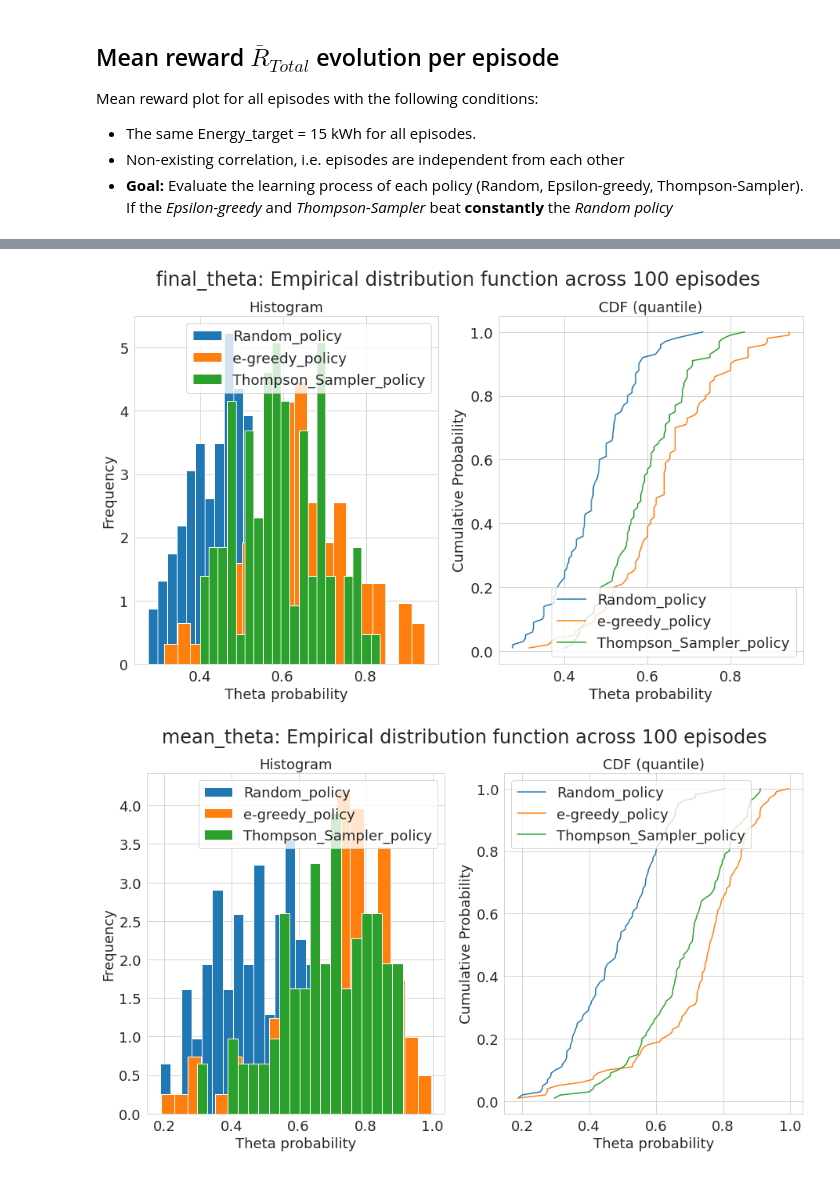
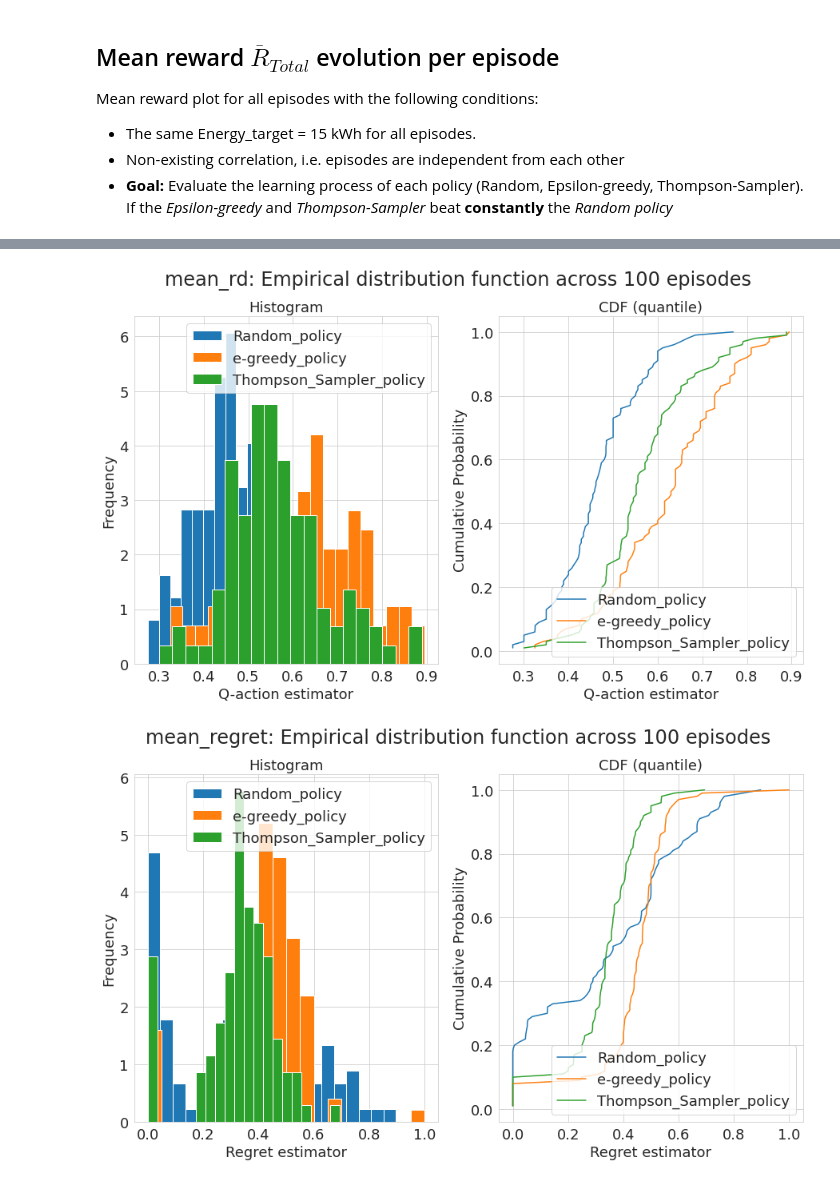
Before and after one commit to tabsa/P2P_market_MAD, a Jupyter notebook: Data_analysis_P2P_Latest_version.ipynb, the cells around one changed output, grey strips where cells are left out. Cells and saved outputs as stored; diff of their text form; code cells hidden in the pictures.

```diff
--- a/Data_analysis_P2P_Latest_version.ipynb
+++ b/Data_analysis_P2P_Latest_version.ipynb
@@ -15,7 +15,7 @@ import seaborn as sns
 Start with upload the simulations done for the Informs talk that shows the first results with this work:
 # %%
 # Read pickle file
-wok_dir = Path.cwd()
+wok_dir = Path.cwd() / 'results/'
 filename = 'sim_results_fixed_target_15_new_version.pkl'
 path_file = wok_dir / filename
 data = pkl.load(open(path_file, 'rb')) # Read file
@@ -25,20 +25,20 @@ sns.set_style("whitegrid")
 # %%
 ## Define Plot functions
 
-# Plot the reward per episode and RL_agent
+# Plot the mean reward per episode and RL_agent (You can have cumulative option as well)
 def plot_reward_per_episode(df_score, y_feat, plt_label, plt_marker, size=(10,8), y_sum=False):
     # Get the plot parameters
-    no_RL_agents = len(df_score)
+    no_RL_agents = len(df_score) # Number of agents
     no_episodes = df_score[0].shape[0]
     plt.figure(figsize=size)
-    x = np.arange(0, no_episodes)
+    x = np.arange(0, no_episodes) # Episode range
     for i in range(no_RL_agents):
         y = df_score[i][y_feat]
-        y = np.cumsum(y) if y_sum else y
+        y = np.cumsum(y) if y_sum else y # Cumulative plot
         plt.plot(x, y, label=plt_label[i], marker=plt_marker[i], linestyle='--')
 
-# Plot the theta per episode and RL_agent
-def plot_theta_per_episode(df_score, theta, plt_label, n_bins=20, size=(10,8)):
+# Plot the Q-action value per episode and RL_agent
+def plot_Q_val_distribution(df_score, theta, plt_label, n_bins=20, size=(10,8)):
     from statsmodels.distributions.empirical_distribution import ECDF
     # Get the plot parameters
     no_RL_agents = len(df_score)
@@ -76,0 +86,15 @@ plt.show()
+# %%
+no_epi = data['simulation']['episodes']
+label = data['agents']['id']
+marker = ['o', '*', '^']
+ax_label = ['Episode #', 'Mean reward']
+ax_size = 18
+plot_reward_per_episode(data['outcome'], 'mean_regret', label, marker, (15,8))
+# Legend and labels for the plot
+plt.legend(fontsize=ax_size)
+plt.ylabel(ax_label[1], fontsize=ax_size)
+plt.xticks(fontsize=ax_size)
+plt.yticks(fontsize=ax_size)
+plt.xlabel(ax_label[0], fontsize=ax_size)
+plt.title(f'Regret across {no_epi} episodes', fontsize=20)
+plt.show()
@@ -87,22 +110,23 @@ Per episode $e$ we have:
 
 **Note:** We only compute $\theta_n$ for the *Random* and *Epsilon-greedy* policies: (*Thompson-Sampler* discards the $\theta_n$ estimation)
 # %%
-# Show the histogram and CDF of Theta probability for all episodes
-theta_feat = ['final_theta', 'mean_theta'] # Theta_n to be seen (Final, mean, std_dev)
-ax_label = ['Theta probability', 'Frequency', 'Cumulative Probability']
+# Show the histogram and CDF of Q-action value, since it is probability estimator
+theta_feat = ['mean_rd', 'mean_regret']
+ax_label = ['Q-action estimator', 'Regret estimator', 'Frequency', 'Cumulative Probability']
 subplot_title = ['Histogram', 'CDF (quantile)']
 for theta in theta_feat:
-    fg, ax = plot_theta_per_episode(data['outcome'], theta, label, size=(15,8)) # Only plotting 'Random' and 'Epsilon-greedy'
+    fg, ax = plot_Q_val_distribution(data['outcome'], theta, label, size=(15,8)) # Only plotting 'Random' and 'Epsilon-greedy'
     # Legend and labels for the plot
     [ax[i].legend(fontsize=ax_size) for i in range(len(ax))]
-    [ax[i].set_xlabel(xlabel=ax_label[0], fontsize=ax_size) for i in range(len(ax))]
-    [ax[i].set_ylabel(ylabel=ax_label[i+1], fontsize=ax_size) for i in range(len(ax))]
+    x_id_label = 0 if theta == theta_feat[0] else 1
+    [ax[i].set_xlabel(xlabel=ax_label[x_id_label], fontsize=ax_size) for i in range(len(ax))]
+    [ax[i].set_ylabel(ylabel=ax_label[i+2], fontsize=ax_size) for i in range(len(ax))]
     [ax[i].tick_params(axis='x', labelsize=ax_size) for i in range(len(ax))]
     [ax[i].tick_params(axis='y', labelsize=ax_size) for i in range(len(ax))]
     # Set title
     [ax[i].set_title(subplot_title[i], fontsize=18) for i in range(len(ax))]
     fg.suptitle(f'{theta}: Empirical distribution function across {no_epi} episodes', fontsize=24)
     plt.show()
 # %% [output]
-[figure, old version]
+[figure, new version]
-[figure, old version]
+[figure, new version]
```
Also changed, not shown: parts of 5 cells of this notebook, 1 other file.
